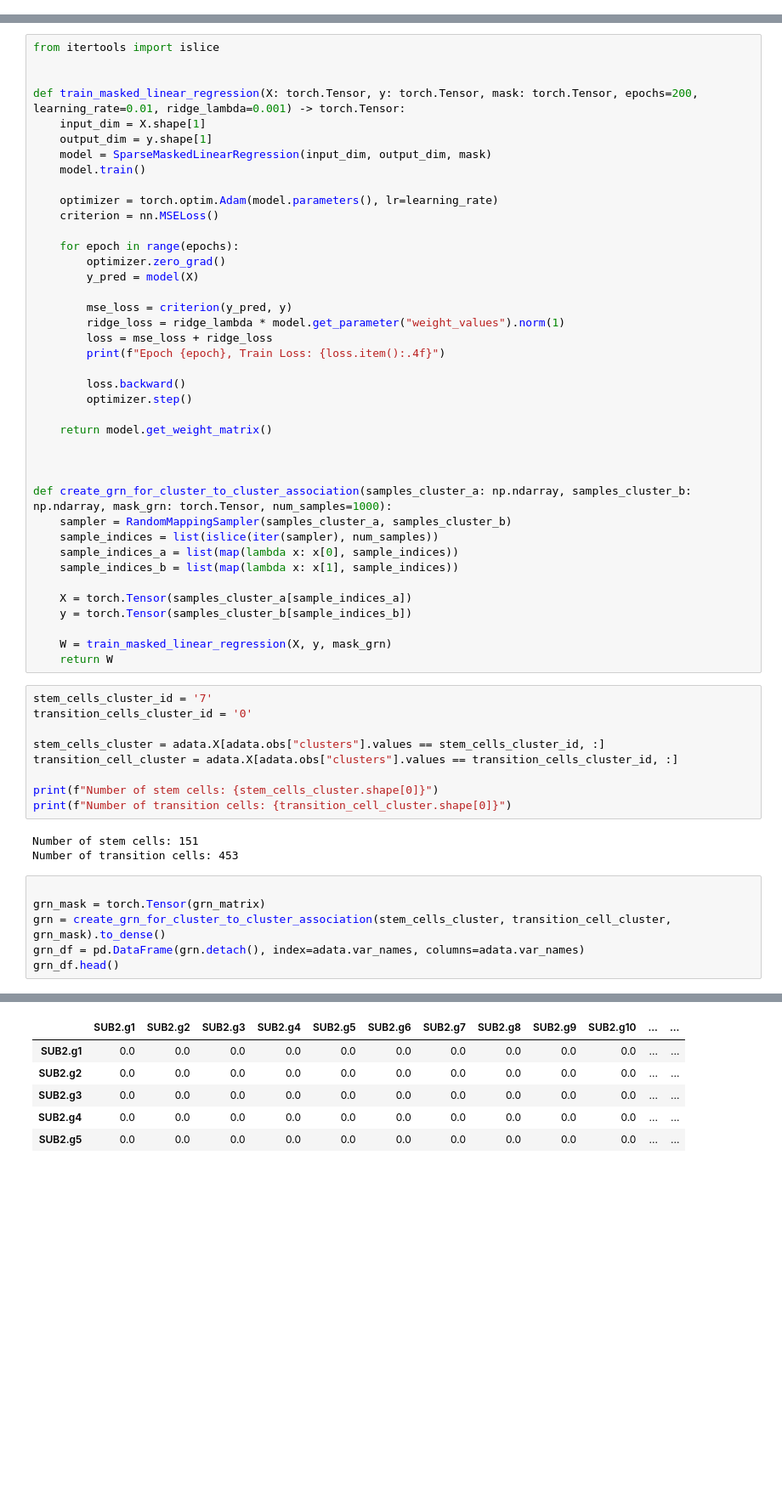
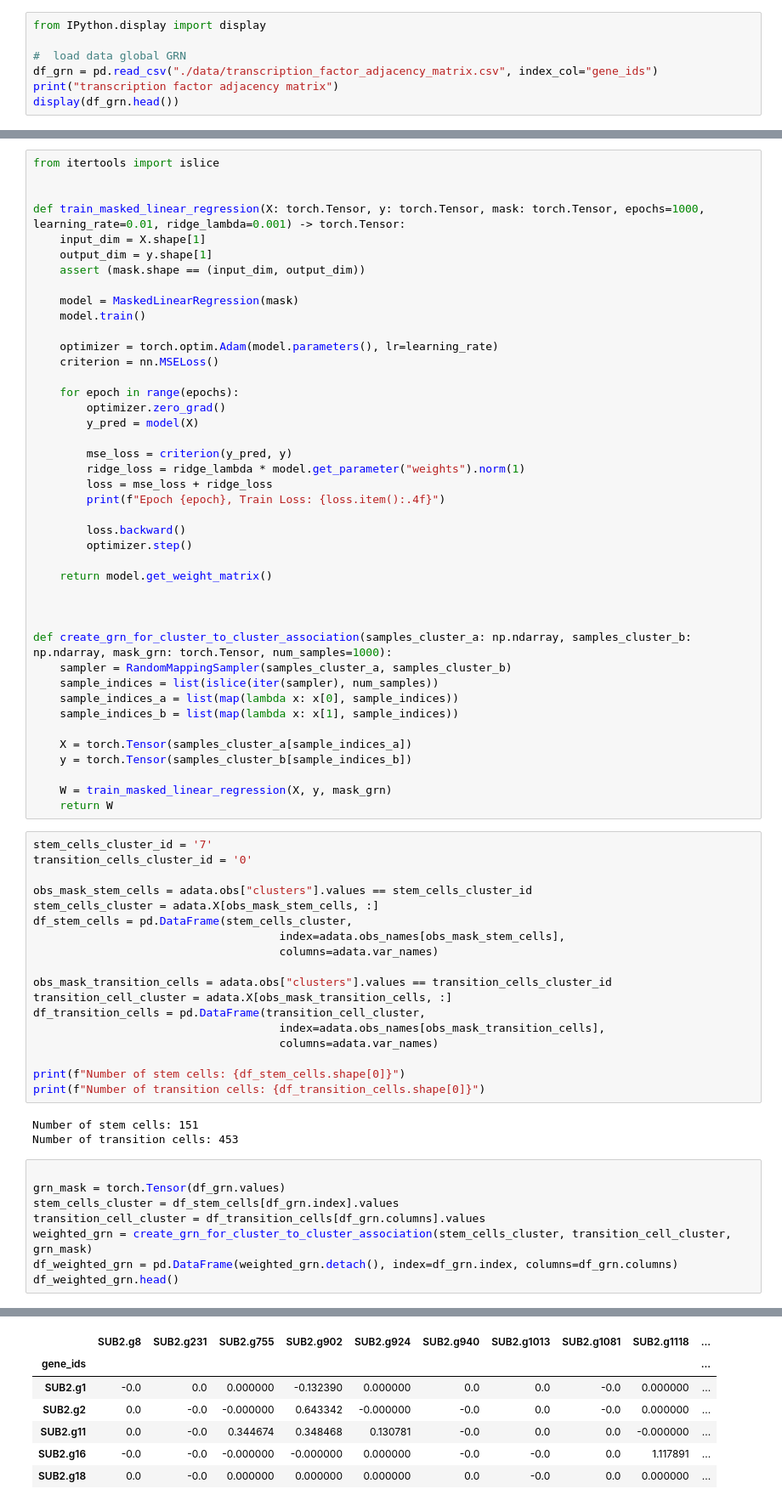
Before and after one commit to DavidWild02/BachelorThesis-ML-Gene-Interactions, a Jupyter notebook: GRNbetweenCellTypes.ipynb, the cells around one changed output, grey strips where cells are left out. Shown at 85% size. Saved outputs shown, nothing was run; the diff lists cells and outputs as text; blank space fills up the shorter version.

Commit message:
Refactored grn_mask, X and y, to only contain the cols and indices from the original transcriptor-factor-dataset. Speeds up training at a significant amount

```diff
--- a/GRNbetweenCellTypes.ipynb
+++ b/GRNbetweenCellTypes.ipynb
@@ -129,0 +82,7 @@ Count non zero entries of the matrix:  82068
+# %%
+from IPython.display import display
+
+#  load data global GRN
+df_grn = pd.read_csv("./data/transcription_factor_adjacency_matrix.csv", index_col="gene_ids")
+print("transcription factor adjacency matrix")
+display(df_grn.head())
@@ -179,10 +142,12 @@ class SparseMaskedLinearRegression(nn.Module):
 from itertools import islice
 
 
-def train_masked_linear_regression(X: torch.Tensor, y: torch.Tensor, mask: torch.Tensor, epochs=200, learning_rate=0.01, ridge_lambda=0.001) -> torch.Tensor:
+def train_masked_linear_regression(X: torch.Tensor, y: torch.Tensor, mask: torch.Tensor, epochs=1000, learning_rate=0.01, ridge_lambda=0.001) -> torch.Tensor:
     input_dim = X.shape[1]
     output_dim = y.shape[1]
-    model = SparseMaskedLinearRegression(input_dim, output_dim, mask)
+    assert (mask.shape == (input_dim, output_dim))
+
+    model = MaskedLinearRegression(mask)
     model.train()
 
     optimizer = torch.optim.Adam(model.parameters(), lr=learning_rate)
@@ -193,7 +158,7 @@ def train_masked_linear_regression(X: torch.Tensor, y: torch.Tensor, mask: torch
         y_pred = model(X)
 
         mse_loss = criterion(y_pred, y)
-        ridge_loss = ridge_lambda * model.get_parameter("weight_values").norm(1)
+        ridge_loss = ridge_lambda * model.get_parameter("weights").norm(1)
         loss = mse_loss + ridge_loss
         print(f"Epoch {epoch}, Train Loss: {loss.item():.4f}")
 
@@ -219,18 +184,29 @@ def create_grn_for_cluster_to_cluster_association(samples_cluster_a: np.ndarray,
 stem_cells_cluster_id = '7'
 transition_cells_cluster_id = '0'
 
-stem_cells_cluster = adata.X[adata.obs["clusters"].values == stem_cells_cluster_id, :]
-transition_cell_cluster = adata.X[adata.obs["clusters"].values == transition_cells_cluster_id, :]
+obs_mask_stem_cells = adata.obs["clusters"].values == stem_cells_cluster_id
+stem_cells_cluster = adata.X[obs_mask_stem_cells, :]
+df_stem_cells = pd.DataFrame(stem_cells_cluster,
+                                     index=adata.obs_names[obs_mask_stem_cells],
+                                     columns=adata.var_names)
 
-print(f"Number of stem cells: {stem_cells_cluster.shape[0]}")
-print(f"Number of transition cells: {transition_cell_cluster.shape[0]}")
+obs_mask_transition_cells = adata.obs["clusters"].values == transition_cells_cluster_id
+transition_cell_cluster = adata.X[obs_mask_transition_cells, :]
+df_transition_cells = pd.DataFrame(transition_cell_cluster,
+                                     index=adata.obs_names[obs_mask_transition_cells],
+                                     columns=adata.var_names)
+
+print(f"Number of stem cells: {df_stem_cells.shape[0]}")
+print(f"Number of transition cells: {df_transition_cells.shape[0]}")
 # %% [output]
 Number of stem cells: 151
 Number of transition cells: 453
 # %%
 
-grn_mask = torch.Tensor(grn_matrix)
-grn = create_grn_for_cluster_to_cluster_association(stem_cells_cluster, transition_cell_cluster, grn_mask).to_dense()
-grn_df = pd.DataFrame(grn.detach(), index=adata.var_names, columns=adata.var_names)
-grn_df.head()
+grn_mask = torch.Tensor(df_grn.values)
+stem_cells_cluster = df_stem_cells[df_grn.index].values
+transition_cell_cluster = df_transition_cells[df_grn.columns].values
+weighted_grn = create_grn_for_cluster_to_cluster_association(stem_cells_cluster, transition_cell_cluster, grn_mask)
+df_weighted_grn = pd.DataFrame(weighted_grn.detach(), index=df_grn.index, columns=df_grn.columns)
+df_weighted_grn.head()
 # %% [output]
@@ -237,6 +230,7 @@ grn_df.head()
-|  | SUB2.g1 | SUB2.g2 | SUB2.g3 | SUB2.g4 | SUB2.g5 | SUB2.g6 | SUB2.g7 | SUB2.g8 | SUB2.g9 | SUB2.g10 | ... | ... |
-| SUB2.g1 | 0.0 | 0.0 | 0.0 | 0.0 | 0.0 | 0.0 | 0.0 | 0.0 | 0.0 | 0.0 | ... | ... |
-| SUB2.g2 | 0.0 | 0.0 | 0.0 | 0.0 | 0.0 | 0.0 | 0.0 | 0.0 | 0.0 | 0.0 | ... | ... |
-| SUB2.g3 | 0.0 | 0.0 | 0.0 | 0.0 | 0.0 | 0.0 | 0.0 | 0.0 | 0.0 | 0.0 | ... | ... |
-| SUB2.g4 | 0.0 | 0.0 | 0.0 | 0.0 | 0.0 | 0.0 | 0.0 | 0.0 | 0.0 | 0.0 | ... | ... |
-| SUB2.g5 | 0.0 | 0.0 | 0.0 | 0.0 | 0.0 | 0.0 | 0.0 | 0.0 | 0.0 | 0.0 | ... | ... |
+|  | SUB2.g8 | SUB2.g231 | SUB2.g755 | SUB2.g902 | SUB2.g924 | SUB2.g940 | SUB2.g1013 | SUB2.g1081 | SUB2.g1118 | ... |
+| gene_ids |  |  |  |  |  |  |  |  |  | ... |
+| SUB2.g1 | -0.0 | 0.0 | 0.000000 | -0.132390 | 0.000000 | 0.0 | 0.0 | -0.0 | 0.000000 | ... |
+| SUB2.g2 | 0.0 | -0.0 | -0.000000 | 0.643342 | -0.000000 | -0.0 | 0.0 | -0.0 | 0.000000 | ... |
+| SUB2.g11 | 0.0 | -0.0 | 0.344674 | 0.348468 | 0.130781 | -0.0 | 0.0 | 0.0 | -0.000000 | ... |
+| SUB2.g16 | -0.0 | -0.0 | -0.000000 | -0.000000 | 0.000000 | -0.0 | -0.0 | 0.0 | 1.117891 | ... |
+| SUB2.g18 | 0.0 | -0.0 | 0.000000 | 0.000000 | 0.000000 | 0.0 | -0.0 | 0.0 | 0.000000 | ... |
```
Also changed, not shown: parts of 6 cells of this notebook.
